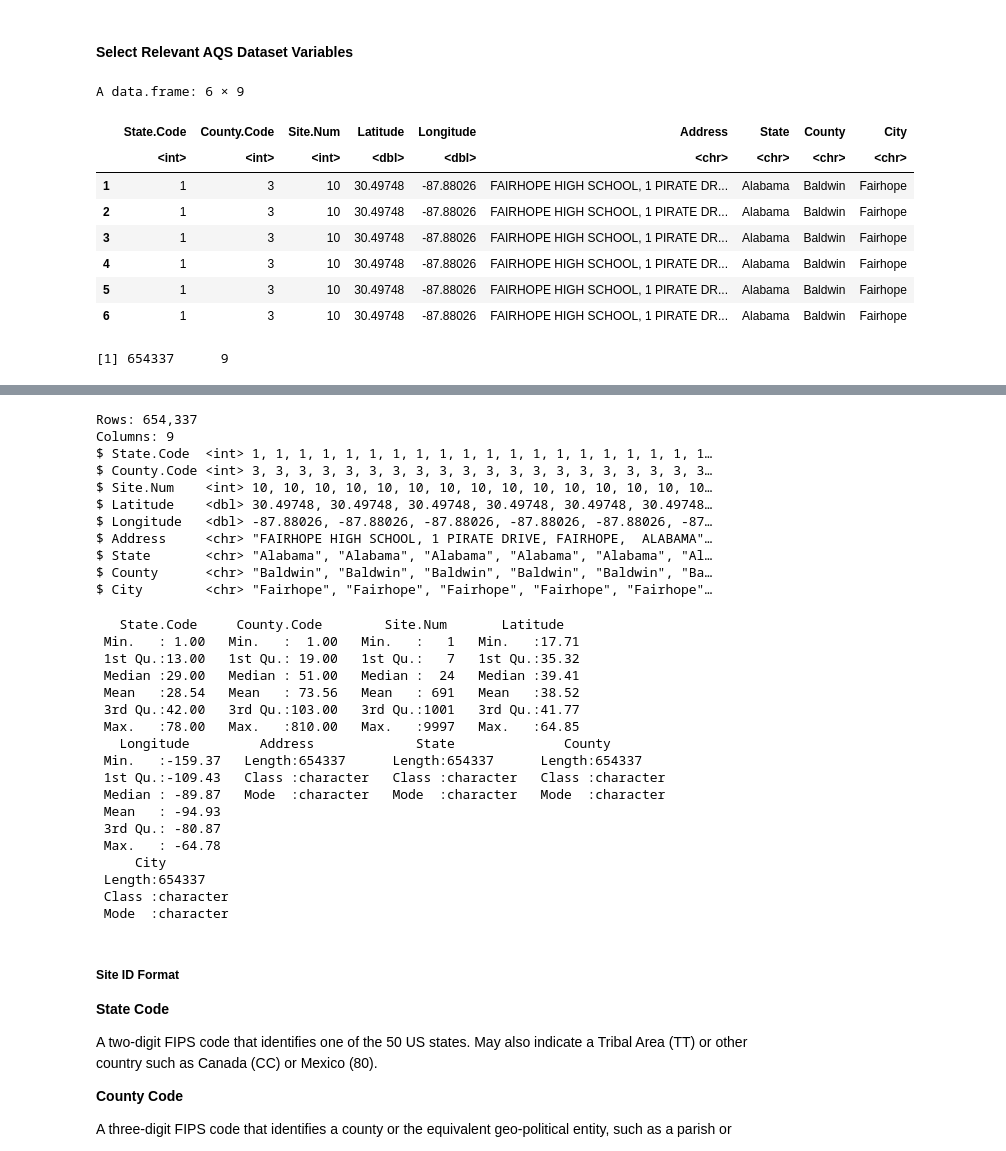
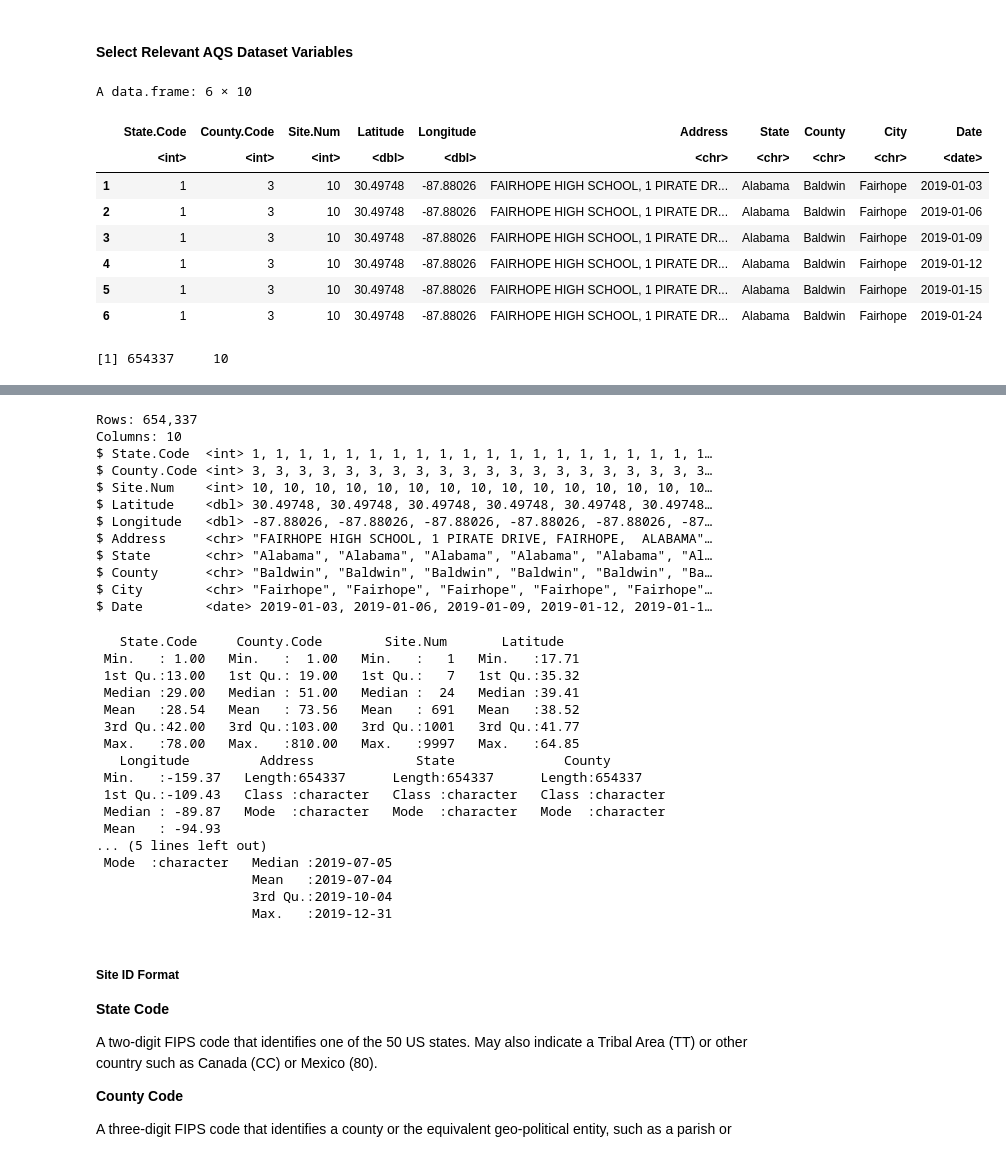
Before and after one commit to sethmgerhart/yale_capstone_public, a Jupyter notebook: code.ipynb, the cells around one changed output, grey strips where cells are left out. Cells and saved outputs as stored; diff of their text form; code cells hidden in the pictures.

Commit message:
Major Update: Fixed missing date column in AQM dataset. Began processing alternative PM2.5 dataset

```diff
--- a/code.ipynb
+++ b/code.ipynb
@@ -91,24 +91,25 @@ names(DF_aqs2019)
 # %%
 #Purpose of Cell Block: Pulling relevant variables for a smaller dataset
 
 DF_aqs2019_loc <- DF_aqs2019 %>%
-    select('State.Code':'Site.Num','Latitude','Longitude','Address':'City.Name') %>%
-    rename('State' = 'State.Name', 'County' = 'County.Name', 'City' = 'City.Name')
+    select('State.Code':'Site.Num','Latitude','Longitude','Address':'City.Name', 'Date.Local') %>%
+    rename('State' = 'State.Name', 'County' = 'County.Name', 'City' = 'City.Name', 'Date' = 'Date.Local') %>%
+    mutate(Date = as.Date(Date)) #converting date value from character to date
 
 #Confirming new dataset
 head(DF_aqs2019_loc)
 dim(DF_aqs2019_loc)
 names(DF_aqs2019_loc)
 glimpse(DF_aqs2019_loc)
 summary(DF_aqs2019_loc)
 # %% [output]
-A data.frame: 6 × 9
+A data.frame: 6 × 10
-|  | State.Code | County.Code | Site.Num | Latitude | Longitude | Address | State | County | City |
-|  | <int> | <int> | <int> | <dbl> | <dbl> | <chr> | <chr> | <chr> | <chr> |
-| 1 | 1 | 3 | 10 | 30.49748 | -87.88026 | FAIRHOPE HIGH SCHOOL, 1 PIRATE DR... | Alabama | Baldwin | Fairhope |
-| 2 | 1 | 3 | 10 | 30.49748 | -87.88026 | FAIRHOPE HIGH SCHOOL, 1 PIRATE DR... | Alabama | Baldwin | Fairhope |
-| 3 | 1 | 3 | 10 | 30.49748 | -87.88026 | FAIRHOPE HIGH SCHOOL, 1 PIRATE DR... | Alabama | Baldwin | Fairhope |
-| 4 | 1 | 3 | 10 | 30.49748 | -87.88026 | FAIRHOPE HIGH SCHOOL, 1 PIRATE DR... | Alabama | Baldwin | Fairhope |
-| 5 | 1 | 3 | 10 | 30.49748 | -87.88026 | FAIRHOPE HIGH SCHOOL, 1 PIRATE DR... | Alabama | Baldwin | Fairhope |
-| 6 | 1 | 3 | 10 | 30.49748 | -87.88026 | FAIRHOPE HIGH SCHOOL, 1 PIRATE DR... | Alabama | Baldwin | Fairhope |
+|  | State.Code | County.Code | Site.Num | Latitude | Longitude | Address | State | County | City | Date |
+|  | <int> | <int> | <int> | <dbl> | <dbl> | <chr> | <chr> | <chr> | <chr> | <date> |
+| 1 | 1 | 3 | 10 | 30.49748 | -87.88026 | FAIRHOPE HIGH SCHOOL, 1 PIRATE DR... | Alabama | Baldwin | Fairhope | 2019-01-03 |
+| 2 | 1 | 3 | 10 | 30.49748 | -87.88026 | FAIRHOPE HIGH SCHOOL, 1 PIRATE DR... | Alabama | Baldwin | Fairhope | 2019-01-06 |
+| 3 | 1 | 3 | 10 | 30.49748 | -87.88026 | FAIRHOPE HIGH SCHOOL, 1 PIRATE DR... | Alabama | Baldwin | Fairhope | 2019-01-09 |
+| 4 | 1 | 3 | 10 | 30.49748 | -87.88026 | FAIRHOPE HIGH SCHOOL, 1 PIRATE DR... | Alabama | Baldwin | Fairhope | 2019-01-12 |
+| 5 | 1 | 3 | 10 | 30.49748 | -87.88026 | FAIRHOPE HIGH SCHOOL, 1 PIRATE DR... | Alabama | Baldwin | Fairhope | 2019-01-15 |
+| 6 | 1 | 3 | 10 | 30.49748 | -87.88026 | FAIRHOPE HIGH SCHOOL, 1 PIRATE DR... | Alabama | Baldwin | Fairhope | 2019-01-24 |
-[1] 654337      9
+[1] 654337     10
@@ -117,5 +118,5 @@ A data.frame: 6 × 9
 Rows: 654,337
-Columns: 9
+Columns: 10
 $ State.Code  <int> 1, 1, 1, 1, 1, 1, 1, 1, 1, 1, 1, 1, 1, 1, 1, 1, 1, 1, 1, 1…
 $ County.Code <int> 3, 3, 3, 3, 3, 3, 3, 3, 3, 3, 3, 3, 3, 3, 3, 3, 3, 3, 3, 3…
 $ Site.Num    <int> 10, 10, 10, 10, 10, 10, 10, 10, 10, 10, 10, 10, 10, 10, 10…
@@ -125,6 +126,7 @@ $ Address     <chr> "FAIRHOPE HIGH SCHOOL, 1 PIRATE DRIVE, FAIRHOPE,  ALABAMA"
 $ State       <chr> "Alabama", "Alabama", "Alabama", "Alabama", "Alabama", "Al…
 $ County      <chr> "Baldwin", "Baldwin", "Baldwin", "Baldwin", "Baldwin", "Ba…
 $ City        <chr> "Fairhope", "Fairhope", "Fairhope", "Fairhope", "Fairhope"…
+$ Date        <date> 2019-01-03, 2019-01-06, 2019-01-09, 2019-01-12, 2019-01-1…
    State.Code     County.Code        Site.Num       Latitude
  Min.   : 1.00   Min.   :  1.00   Min.   :   1   Min.   :17.71
  1st Qu.:13.00   1st Qu.: 19.00   1st Qu.:   7   1st Qu.:35.32
@@ -137,12 +139,11 @@ $ City        <chr> "Fairhope", "Fairhope", "Fairhope", "Fairhope", "Fairhope"
  1st Qu.:-109.43   Class :character   Class :character   Class :character
  Median : -89.87   Mode  :character   Mode  :character   Mode  :character
  Mean   : -94.93
- 3rd Qu.: -80.87
- Max.   : -64.78
-     City
- Length:654337
- Class :character
- Mode  :character
+... (5 lines left out)
+ Mode  :character   Median :2019-07-05
+                    Mean   :2019-07-04
+                    3rd Qu.:2019-10-04
+                    Max.   :2019-12-31
 # %% [markdown]
 ##### **Site ID Format**
 
```
Also changed, not shown: parts of 6 cells of this notebook.
